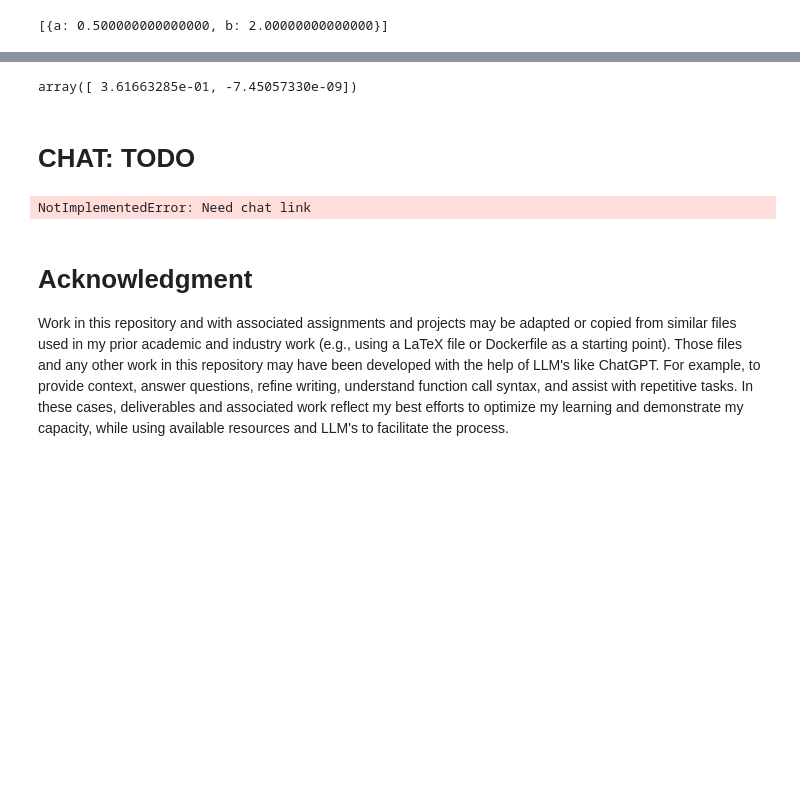
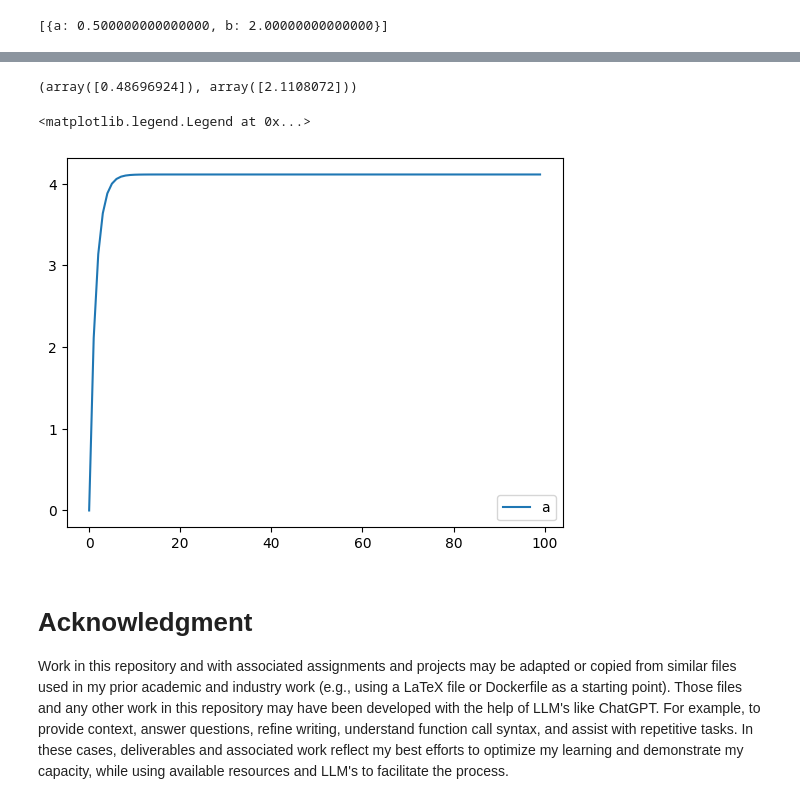
Before and after one commit to jwb-byu/cs-580-misc, a Jupyter notebook: hw/hw30/hw30.ipynb, the cells around one changed output, grey strips where cells are left out. Saved outputs shown, nothing was run; the diff lists cells and outputs as text; code cells hidden in the pictures; blank space fills up the shorter version.

```diff
--- a/hw/hw30/hw30.ipynb
+++ b/hw/hw30/hw30.ipynb
@@ -111,12 +124,5 @@ $\displaystyle \left[\begin{matrix}x_{1} + 1.89715056416894\\x_{2} - 0.502217846
 # %%
-def c(theta, y_hat):
-    theta_len = y_hat.shape[0]
-    def f(a, b):
-        return np.array([[a**i * b] for i in range(theta_len)])
-    diff = f(theta[0], theta[1])
-    return np.linalg.norm(diff, ord=2)**2*0.5
-
-def solve_d(U_d, Y_d, O_true):
+def solve_d(U_d, Y_d):
     G_d = sp.Matrix.zeros(U.shape[0], U.shape[0]) # type: ignore
     for i in range(G_d.shape[0]):
         for j in range(G_d.shape[1]):
@@ -124,27 +130,38 @@ def solve_d(U_d, Y_d, O_true):
                 break
             G_d[i, j] = U_d[i-j]
     best_fit_theta_vector = G_d.pinv_solve(Y_d)
-    best_fit_theta_vector = np.array(best_fit_theta_vector, dtype=np.float64)
-    np.array([[a**i * b] for i in range(theta_len)])
+    log_best_fit_theta_vector = np.log(np.array(best_fit_theta_vector, dtype=np.float64))
 
-
-
-    best_ab = minimize(c, np.array([1, 1]), args=best_fit_theta_vector, tol=1e-10)
-    return best_ab.x
+    # because of log(a^k*b)=klog(a)+log(b) we can make a linear model as follows:
+    log_a_vec = np.linspace(0, best_fit_theta_vector.shape[0]-1, best_fit_theta_vector.shape[0])
+    log_b_vec = np.ones(best_fit_theta_vector.shape[0])
+    logA = np.stack([log_a_vec, log_b_vec]).T
+    logab, *_ = np.linalg.lstsq(logA, log_best_fit_theta_vector)
+    loga, logb = logab
+    return np.exp(loga), np.exp(logb)
 # %% [markdown]
 <img src="fig_30_e.png" alt="formula" width="900">
 # %%
 U_e = sp.Matrix([[5], [2], [0], [1]])
 Y_e = sp.Matrix([[10.5], [9.5], [4.51], [4.3]])
-solve_d(U_e, Y_e, O_N)
+a_e, b_e = solve_d(U_e, Y_e)
+a_e, b_e
 # %% [output]
-array([ 3.61663285e-01, -7.45057330e-09])
+(array([0.48696924]), array([2.1108072]))
-# %% [markdown]
-# CHAT: TODO
-# %%
-raise NotImplementedError("Need chat link")
-# %% [output]
-NotImplementedError: Need chat link
+# %%
+# let's plot as in (a) with our new values
+k_multi = np.linspace(0, 99, 100)
+
+x_multi = np.zeros(101)
+for i, k in enumerate(k_multi):
+    xk = x_multi[i]
+    x_multi[i+1] = f(a_e, xk, b_e, 1)
+x_multi = np.array([x for x in x_multi[:-1]])
+plt.plot(k_multi, x_multi, label=str(a))
+plt.legend()
+# %% [output]
+<matplotlib.legend.Legend at 0x...>
+[figure, added]
 # %% [markdown]
 # Acknowledgment
 Work in this repository and with associated assignments and projects may be adapted or copied from similar files used in my prior academic and industry work (e.g., using a LaTeX file or Dockerfile as a starting point). Those files and any other work in this repository may have been developed with the help of LLM's like ChatGPT. For example, to provide context, answer questions, refine writing, understand function call syntax, and assist with repetitive tasks. In these cases, deliverables and associated work reflect my best efforts to optimize my learning and demonstrate my capacity, while using available resources and LLM's to facilitate the process.
```
Also changed, not shown: parts of 4 cells of this notebook, 2 other files.
